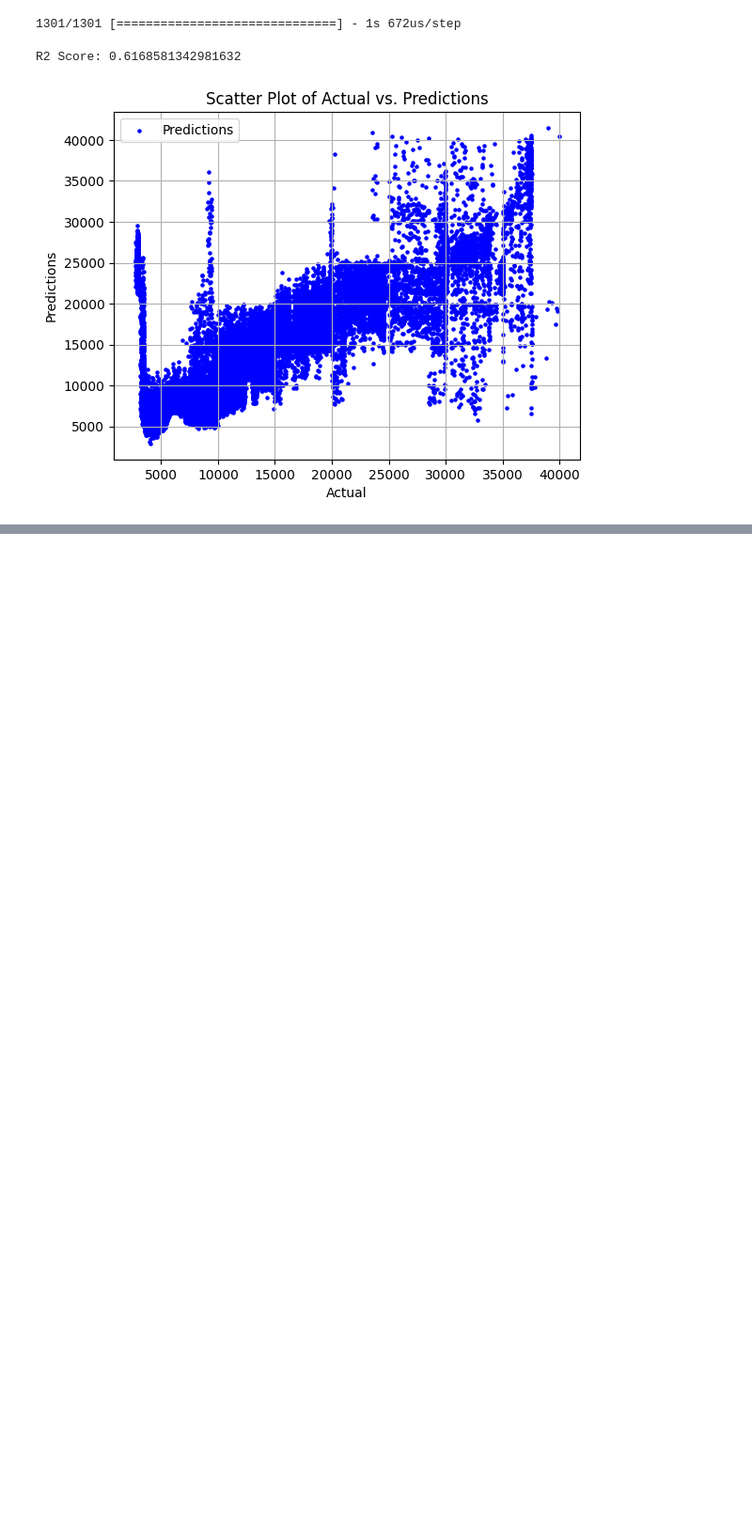
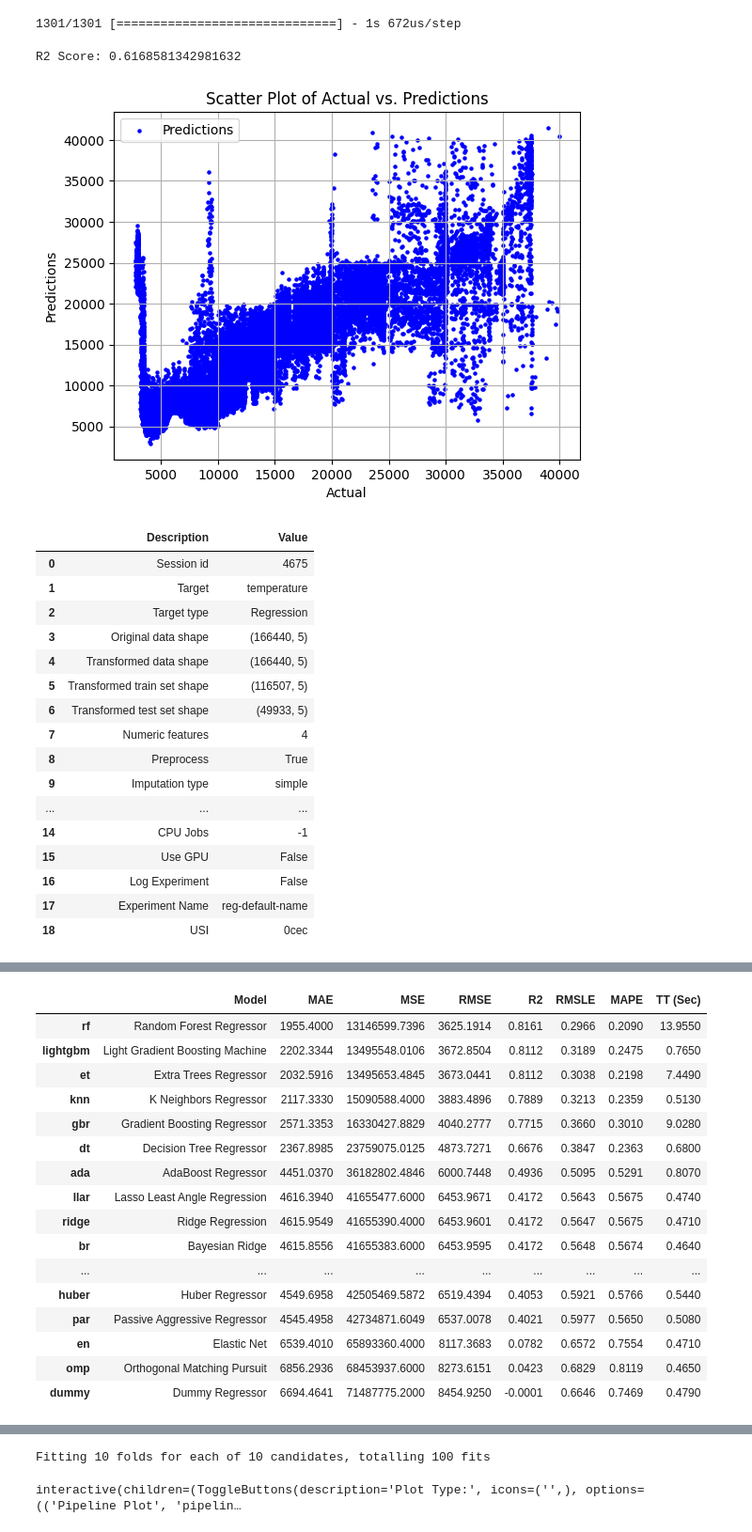
Before and after one commit to PhillipPhan1024/FRI-Feasibility-Study, a Jupyter notebook: Gaia_data.ipynb, the cells around one changed output, grey strips where cells are left out. Shown at 94% size. Drawn from its saved outputs; the diff is of its cells as text; code cells hidden in the pictures; blank space fills up the shorter version.

```diff
--- a/Gaia_data.ipynb
+++ b/Gaia_data.ipynb
@@ -243,0 +247,46 @@ plt.show()
+# %%
+X = color_filters_df[['bp_rp', 'bp_g', 'g_rp', 'metallicity']]
+y = color_filters_df['temperature']
+
+
+X_train, X_test, y_train, y_test = train_test_split(X, y, test_size=0.2, random_state=42, shuffle=True)
+
+#create a variable called train_set which is X_train and y_train concatenated
+train_set = pd.concat([X_train, y_train], axis=1)
+test_set = pd.concat([X_test, y_test], axis=1)
+# %%
+#do drop to remove those extra columns
+regression_setup = setup(data=train_set, target='temperature')
+
+# Compare the performance of different regression models
+compare_models()
+
+# Create a model using the best performing algorithm
+best_model = create_model('lightgbm')
+
+# Tune the hyperparameters of the model
+tuned_model = tune_model(best_model)
+
+# Evaluate the model on the test set
+evaluate_model(tuned_model)
+
+# Make predictions on new data
+predictions = predict_model(tuned_model, data=X_test)
+# %% [output]
+|  | Description | Value |
+| 0 | Session id | 4675 |
+| 1 | Target | temperature |
+| 2 | Target type | Regression |
+| 3 | Original data shape | (166440, 5) |
+| 4 | Transformed data shape | (166440, 5) |
+| 5 | Transformed train set shape | (116507, 5) |
+| 6 | Transformed test set shape | (49933, 5) |
+| 7 | Numeric features | 4 |
+| 8 | Preprocess | True |
+| 9 | Imputation type | simple |
+| ... | ... | ... |
+| 14 | CPU Jobs | -1 |
+| 15 | Use GPU | False |
+| 16 | Log Experiment | False |
+| 17 | Experiment Name | reg-default-name |
+| 18 | USI | 0cec |
@@ -243,0 +294,17 @@ plt.show()
+|  | Model | MAE | MSE | RMSE | R2 | RMSLE | MAPE | TT (Sec) |
+| rf | Random Forest Regressor | 1955.4000 | 13146599.7396 | 3625.1914 | 0.8161 | 0.2966 | 0.2090 | 13.9550 |
+| lightgbm | Light Gradient Boosting Machine | 2202.3344 | 13495548.0106 | 3672.8504 | 0.8112 | 0.3189 | 0.2475 | 0.7650 |
+| et | Extra Trees Regressor | 2032.5916 | 13495653.4845 | 3673.0441 | 0.8112 | 0.3038 | 0.2198 | 7.4490 |
+| knn | K Neighbors Regressor | 2117.3330 | 15090588.4000 | 3883.4896 | 0.7889 | 0.3213 | 0.2359 | 0.5130 |
+| gbr | Gradient Boosting Regressor | 2571.3353 | 16330427.8829 | 4040.2777 | 0.7715 | 0.3660 | 0.3010 | 9.0280 |
+| dt | Decision Tree Regressor | 2367.8985 | 23759075.0125 | 4873.7271 | 0.6676 | 0.3847 | 0.2363 | 0.6800 |
+| ada | AdaBoost Regressor | 4451.0370 | 36182802.4846 | 6000.7448 | 0.4936 | 0.5095 | 0.5291 | 0.8070 |
+| llar | Lasso Least Angle Regression | 4616.3940 | 41655477.6000 | 6453.9671 | 0.4172 | 0.5643 | 0.5675 | 0.4740 |
+| ridge | Ridge Regression | 4615.9549 | 41655390.4000 | 6453.9601 | 0.4172 | 0.5647 | 0.5675 | 0.4710 |
+| br | Bayesian Ridge | 4615.8556 | 41655383.6000 | 6453.9595 | 0.4172 | 0.5648 | 0.5674 | 0.4640 |
+| ... | ... | ... | ... | ... | ... | ... | ... | ... |
+| huber | Huber Regressor | 4549.6958 | 42505469.5872 | 6519.4394 | 0.4053 | 0.5921 | 0.5766 | 0.5440 |
+| par | Passive Aggressive Regressor | 4545.4958 | 42734871.6049 | 6537.0078 | 0.4021 | 0.5977 | 0.5650 | 0.5080 |
+| en | Elastic Net | 6539.4010 | 65893360.4000 | 8117.3683 | 0.0782 | 0.6572 | 0.7554 | 0.4710 |
+| omp | Orthogonal Matching Pursuit | 6856.2936 | 68453937.6000 | 8273.6151 | 0.0423 | 0.6829 | 0.8119 | 0.4650 |
+| dummy | Dummy Regressor | 6694.4641 | 71487775.2000 | 8454.9250 | -0.0001 | 0.6646 | 0.7469 | 0.4790 |
@@ -243,0 +344,2 @@ plt.show()
+Fitting 10 folds for each of 10 candidates, totalling 100 fits
+interactive(children=(ToggleButtons(description='Plot Type:', icons=('',), options=(('Pipeline Plot', 'pipelin…
```
Also changed, not shown: parts of 4 cells of this notebook, 2 other files.
